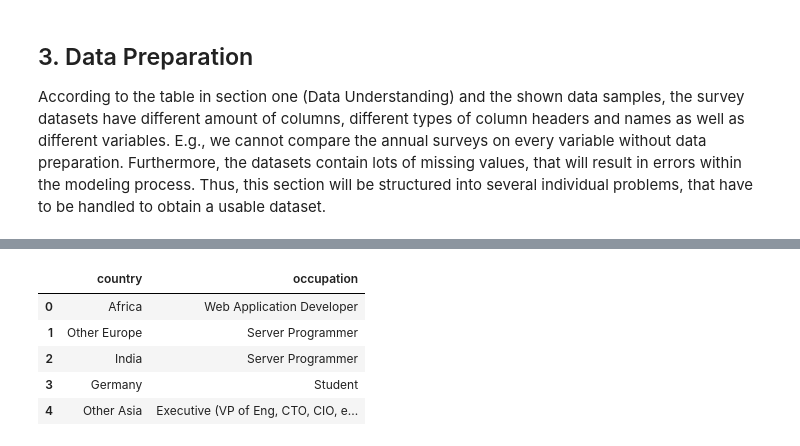
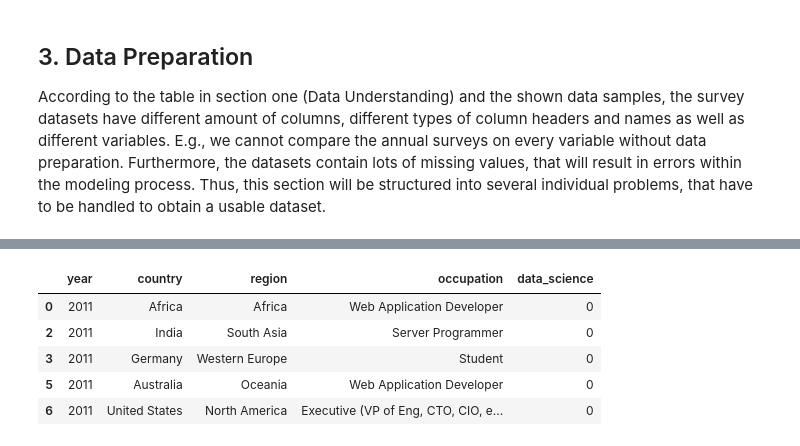
Before and after one commit to oliverkroening/Udacity_DSND_Project04, a Jupyter notebook: Data_Science_Europe.ipynb, the cells around one changed output, grey strips where cells are left out. Cells and saved outputs as stored; diff of their text form; code cells hidden in the pictures.

Commit message:
clean country data, filter data scientists, create question 1

```diff
--- a/Data_Science_Europe.ipynb
+++ b/Data_Science_Europe.ipynb
@@ -237,3 +337,20 @@ For question 3 and 4, we want to model the salary as well as job and career sati
+# %%
+def add_data_science_job(df):
+    '''
+    find data science jobs within the occupation column of the dataframe
+
+    INPUT - df - Pandas Dataframe with column occupation
+
+    OUTPUT - df - Pandas Dataframe with new 'boolean' Data Science column
+                  (1 = job linked with Data Science, 0 = no link to Data Science)
+    '''
+
+    # create new data_science column with 1 and 0 mapping
+    # inspired by: https://github.com/gauravansal/Analysis-of-Data-Science-community-growth-from-2011-2018
+    df['data_science'] = df['occupation'].str.contains('.*ata|scientist|machine|learning|algorithm|business|analyst')
+    df['data_science'] = df['data_science'].apply(lambda x: 1 if x == True else (0 if x == False else x))
+
+    return df
 # %%
 # create a dataset with required information for question 1
 def create_data_question1(data=data):
@@ -252,31 +369,37 @@ def create_data_question1(data=data):
     select_cols_ind = [0, 6]
     q1_dict['2011'] = data['2011'].iloc[:,select_cols_ind]
     q1_dict['2011'].columns = col_names
+    q1_dict['2011'].loc[:,'year'] = 2011
 
     # import data from year 2012
     select_cols_ind = [0, 6]
     q1_dict['2012'] = data['2012'].iloc[:,select_cols_ind]
     q1_dict['2012'].columns = col_names
+    q1_dict['2012'].loc[:,'year'] = 2012
 
     # import data from year 2013
     select_cols_ind = [0, 6]
     q1_dict['2013'] = data['2013'].iloc[:,select_cols_ind]
     q1_dict['2013'].columns = col_names
+    q1_dict['2013'].loc[:,'year'] = 2013
 
     # import data from year 2014
     select_cols_ind = [0, 6]
     q1_dict['2014'] = data['2014'].iloc[:,select_cols_ind]
     q1_dict['2014'].columns = col_names
+    q1_dict['2014'].loc[:,'year'] = 2014
 
     # import data from year 2015
     select_cols_ind = [0, 5]
     q1_dict['2015'] = data['2015'].iloc[:,select_cols_ind]
     q1_dict['2015'].columns = col_names
+    q1_dict['2015'].loc[:,'year'] = 2015
 
     # import data from year 2016
     select_cols_ind = [2, 10]
     q1_dict['2016'] = data['2014'].iloc[:,select_cols_ind]
     q1_dict['2016'].columns = col_names
+    q1_dict['2016'].loc[:,'year'] = 2016
 
     # import data from year 2017
     # merge the developer type and non-developer type into a new occupation column
@@ -285,15 +408,31 @@ def create_data_question1(data=data):
                                                                        ";".join([i for i in list(x) if not pd.isna(i)]),axis=1)
     q1_dict['2017'] = data['2017'].iloc[:,select_cols_ind]
     q1_dict['2017'].columns = col_names
+    q1_dict['2017'].loc[:,'year'] = 2017
 
     # import data from year 2018
     select_cols_ind = [3, 9]
     q1_dict['2018'] = data['2018'].iloc[:,select_cols_ind]
     q1_dict['2018'].columns = col_names
+    q1_dict['2018'].loc[:,'year'] = 2018
 
     # combine DataFrames from dictionary
     q1_df = q1_dict['2011']
     for year in range(2012,2019):
         q1_df = q1_df.append(q1_dict[str(year)],ignore_index=True, sort=False)
 
+    # clean and adjust countries
+    q1_df = clean_countries(q1_df)
+
+    # add data science column
+    q1_df = add_data_science_job(q1_df)
+
+    # rearrange columns
+    q1_df = q1_df[['year','country','region','occupation','data_science']]
+
     return q1_df
+# %%
+q1_df = create_data_question1(data)
+print('Shape of dataset for question 1: {}'.format(q1_df.shape))
+print('Number of missing values: {}'.format(q1_df.isna().sum().sum()))
+print('Data Science jobs: {} \nOther jobs: {}'.format(q1_df.data_science.value_counts()[1],q1_df.data_science.value_counts()[0]))
@@ -300,10 +454,9 @@ def create_data_question1(data=data):
 # %%
-q1_df = create_data_question1()
 q1_df.head()
 # %% [output]
-|  | country | occupation |
-| 0 | Africa | Web Application Developer |
-| 1 | Other Europe | Server Programmer |
-| 2 | India | Server Programmer |
-| 3 | Germany | Student |
-| 4 | Other Asia | Executive (VP of Eng, CTO, CIO, e... |
+|  | year | country | region | occupation | data_science |
+| 0 | 2011 | Africa | Africa | Web Application Developer | 0 |
+| 2 | 2011 | India | South Asia | Server Programmer | 0 |
+| 3 | 2011 | Germany | Western Europe | Student | 0 |
+| 5 | 2011 | Australia | Oceania | Web Application Developer | 0 |
+| 6 | 2011 | United States | North America | Executive (VP of Eng, CTO, CIO, e... | 0 |
```
Also changed, not shown: parts of 11 cells of this notebook.
